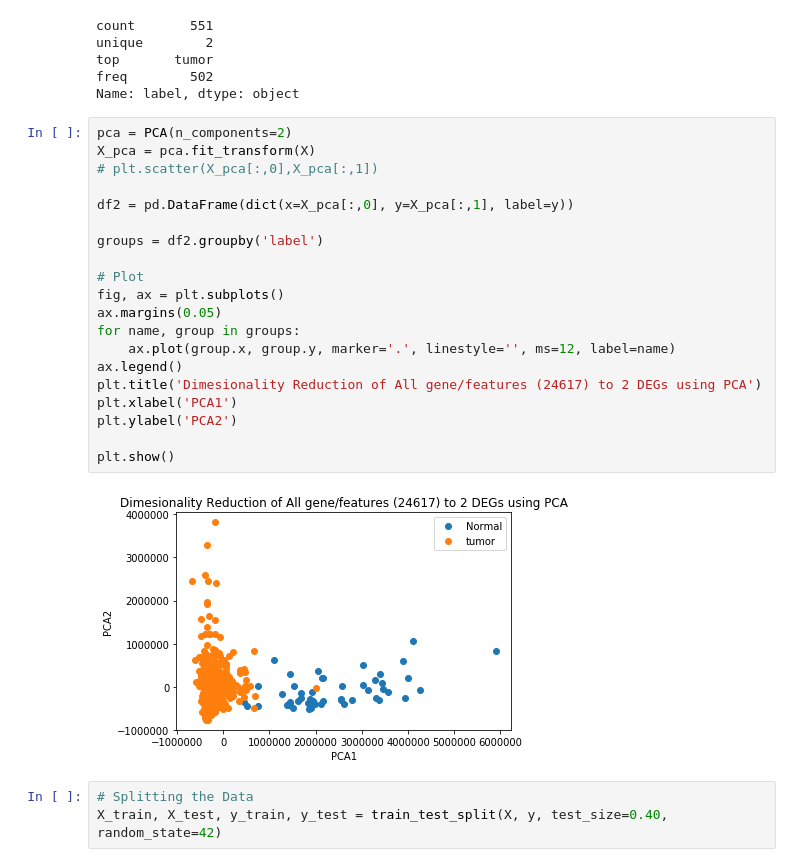
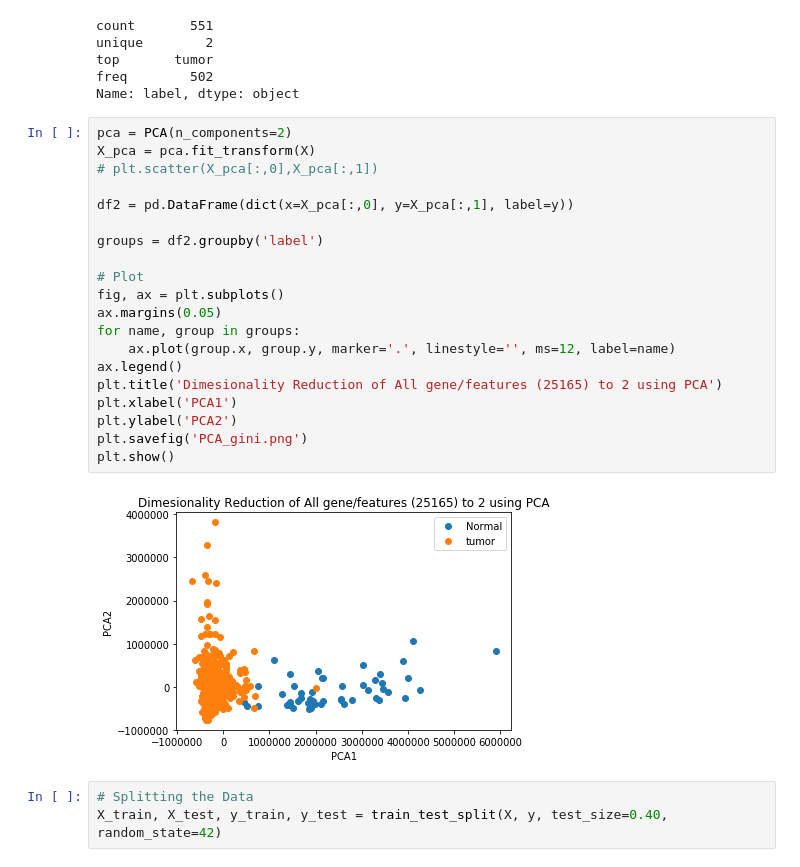
Before and after one commit to ruwaa-mohamed/TCGA-LUAD, a Jupyter notebook: TCGA-LUAD-DEGs.ipynb, the cells around one changed output. Saved outputs shown, nothing was run; the diff lists cells and outputs as text.

Commit message:
saving figures

```diff
--- a/TCGA-LUAD-DEGs.ipynb
+++ b/TCGA-LUAD-DEGs.ipynb
@@ -36,25 +36,25 @@ Name: label, dtype: object
 # %%
 pca = PCA(n_components=2)
 X_pca = pca.fit_transform(X)
 # plt.scatter(X_pca[:,0],X_pca[:,1])
 
 df2 = pd.DataFrame(dict(x=X_pca[:,0], y=X_pca[:,1], label=y))
 
 groups = df2.groupby('label')
 
 # Plot
 fig, ax = plt.subplots()
 ax.margins(0.05)
 for name, group in groups:
     ax.plot(group.x, group.y, marker='.', linestyle='', ms=12, label=name)
 ax.legend()
-plt.title('Dimesionality Reduction of All gene/features (24617) to 2 DEGs using PCA')
+plt.title('Dimesionality Reduction of All gene/features (25165) to 2 using PCA')
 plt.xlabel('PCA1')
 plt.ylabel('PCA2')
-
+plt.savefig('PCA_gini.png')
 plt.show()
 # %% [output]
-[figure, old version]
+[figure, new version]
 # %%
 # Splitting the Data
 X_train, X_test, y_train, y_test = train_test_split(X, y, test_size=0.40, random_state=42)
```
Also changed, not shown: parts of 1 cell of this notebook, 5 other files.
